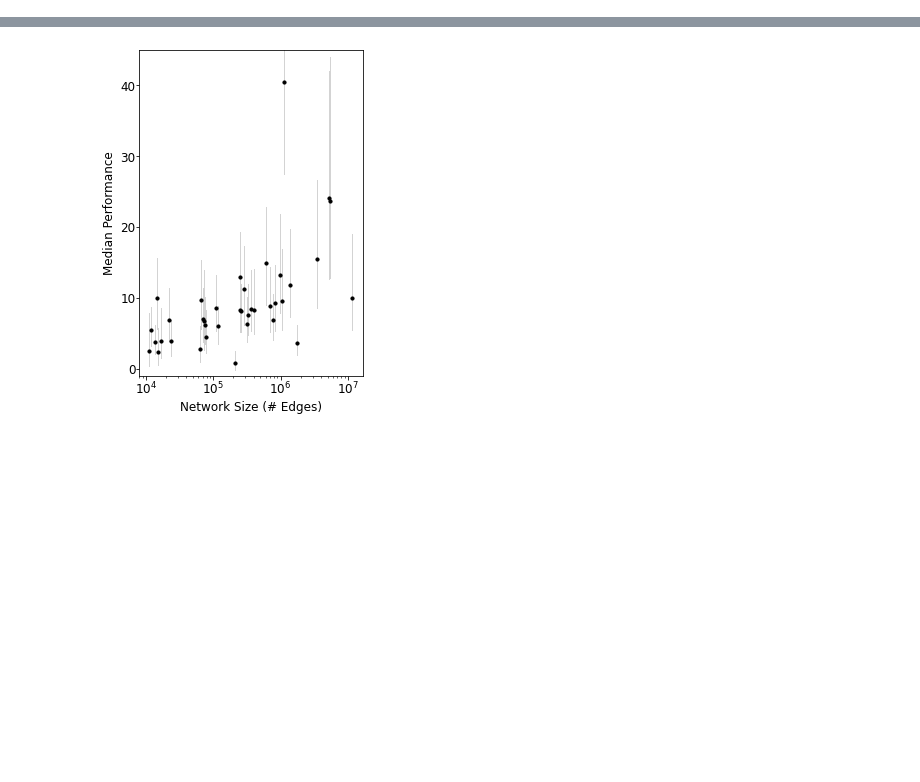
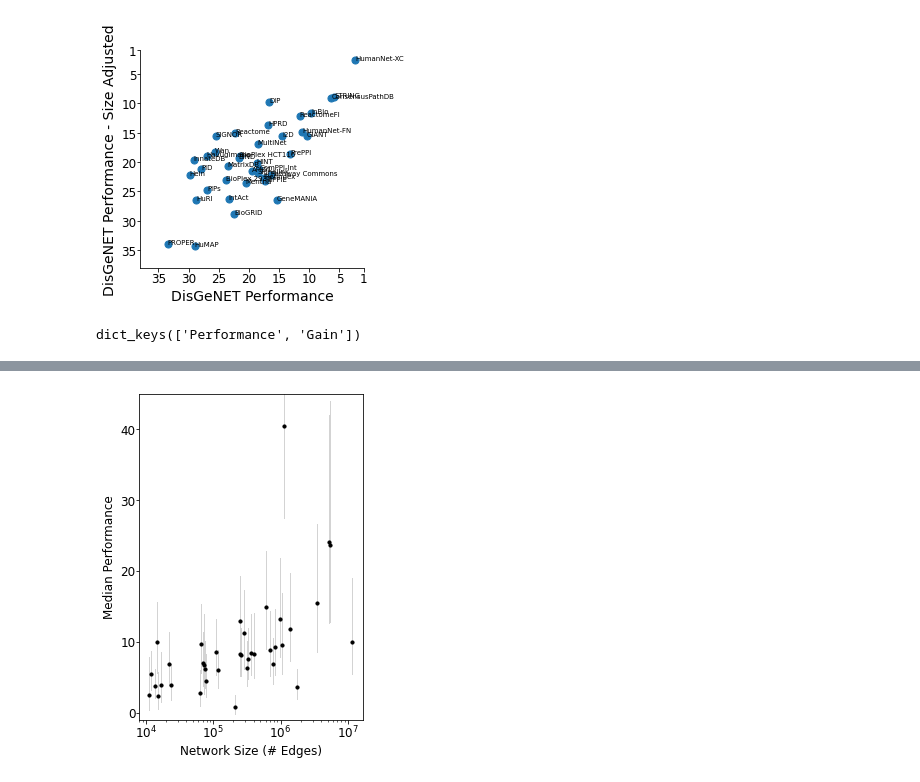
Before and after one commit to sarah-n-wright/Network_Evaluation_Tools, a Jupyter notebook: Notebooks/Gene_set_results.ipynb, the cells around one changed output, grey strips where cells are left out. Saved outputs shown, nothing was run; the diff lists cells and outputs as text; code cells hidden in the pictures; blank space fills up the shorter version.

```diff
--- a/Notebooks/Gene_set_results.ipynb
+++ b/Notebooks/Gene_set_results.ipynb
@@ -613,0 +614,9 @@ plt.savefig("/cellar/users/snwright/Data/Transfer/pcnet/figures/Perf_Gain_Rank.s
+# %%
+v2_er.results['SizeAdjusted'] = {}
+
+v2_er.results['SizeAdjusted']['disgen'] = v2_er.size_adjusted['Performance']['disgen']
+# %%
+v2_er.metrics.append('SizeAdjusted')
+# %%
+adj_rank = v2_er.rank_networks('SizeAdjusted', 'disgen')
+rank = v2_er.rank_networks('Performance', 'disgen')
@@ -613,0 +625,2 @@ plt.savefig("/cellar/users/snwright/Data/Transfer/pcnet/figures/Perf_Gain_Rank.s
+# %%
+v2_er.rankings = v2_er.rankings.join(pd.DataFrame({'SizeAdjusted-disgen':adj_rank}))
@@ -614,2 +647,16 @@ plt.savefig("/cellar/users/snwright/Data/Transfer/pcnet/figures/Perf_Gain_Rank.s
+# %%
+v2_er.plot_rank_scatter('Performance', 'disgen', metric2="SizeAdjusted", savepath=None,labels=True,
+                        axislabel1="DisGeNET Performance", axislabel2="DisGeNET Performance - Size Adjusted")
+ax = plt.gca()
+ax.tick_params(labelsize=12, pad=0.5)
+_ = plt.xticks([35, 30, 25, 20, 15, 10, 5, 1])
+_ = plt.yticks([35, 30, 25, 20, 15, 10, 5, 1])
+plt.savefig("/cellar/users/snwright/Data/Transfer/pcnet/figures/gene_set_recovery/Perf_Adj_Rank.svg", bbox_inches='tight', dpi=400)
+# %% [output]
+[figure, added]
 # %%
 df = v2_er.results["Performance"]['disgen']
+# %%
+v2_er.size_adjusted.keys()
+# %% [output]
+dict_keys(['Performance', 'Gain'])
```
Also changed, not shown: parts of 10 cells of this notebook.
